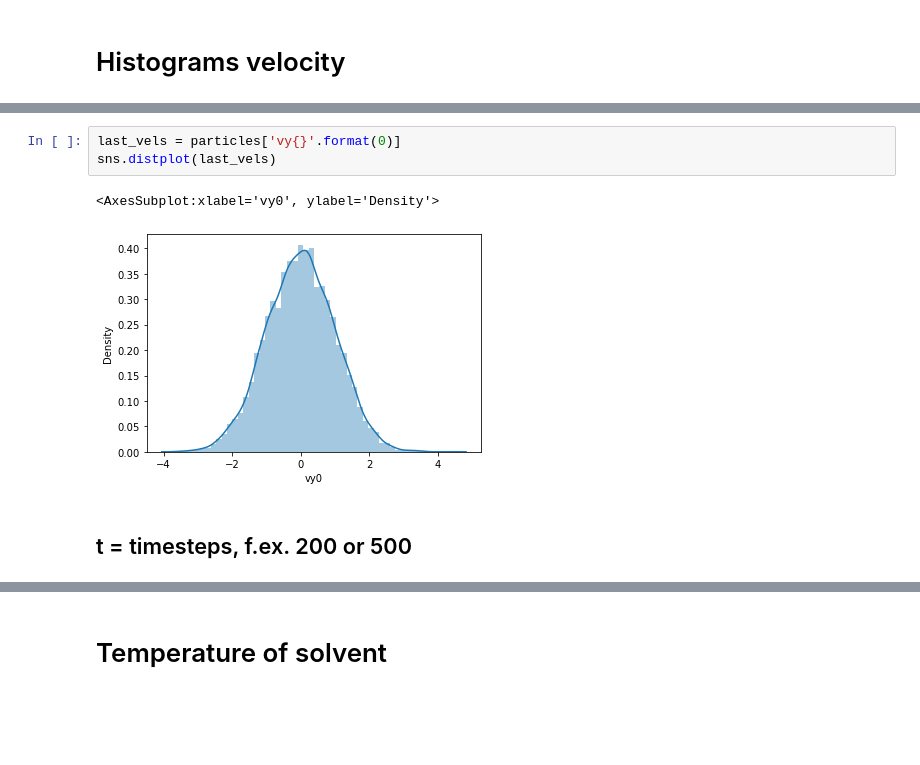
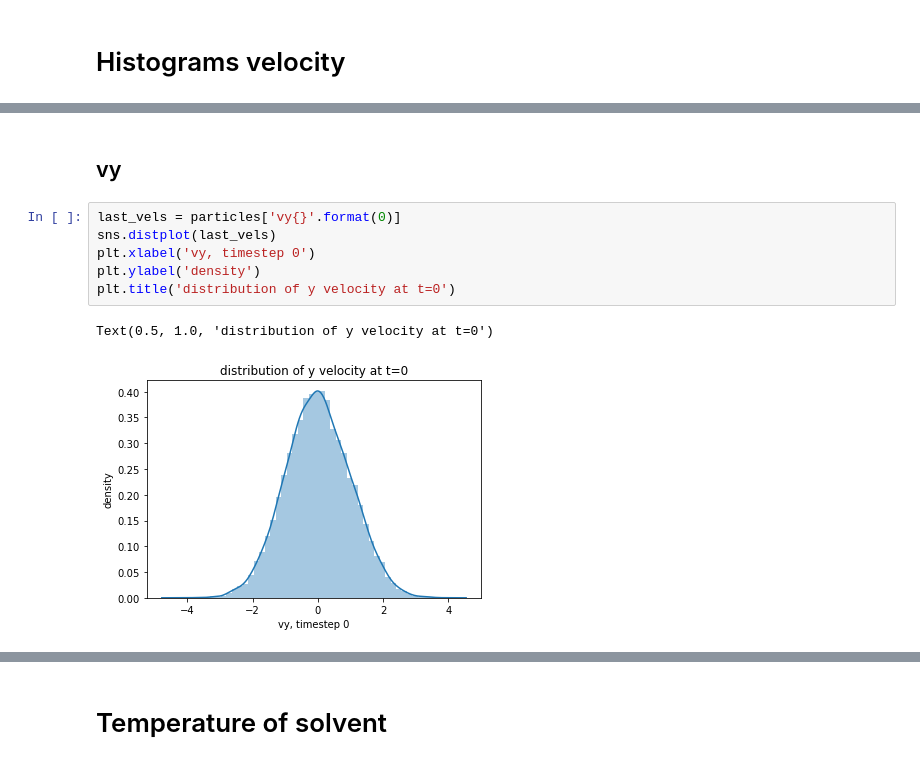
Before and after one commit to SaphCode/MPCD, a Jupyter notebook: Analysis/thesis.ipynb, the cells around one changed output, grey strips where cells are left out. Drawn from its saved outputs; the diff is of its cells as text; blank space fills up the shorter version.

```diff
--- a/Analysis/thesis.ipynb
+++ b/Analysis/thesis.ipynb
@@ -637,8 +673,11 @@ plt.hist(last_vels)
+# %% [markdown]
+## vy
 # %%
 last_vels = particles['vy{}'.format(0)]
 sns.distplot(last_vels)
+plt.xlabel('vy, timestep 0')
+plt.ylabel('density')
+plt.title('distribution of y velocity at t=0')
 # %% [output]
-<AxesSubplot:xlabel='vy0', ylabel='Density'>
+Text(0.5, 1.0, 'distribution of y velocity at t=0')
-[figure, old version]
+[figure, new version]
-# %% [markdown]
-## t = timesteps, f.ex. 200 or 500
```
Also changed, not shown: parts of 35 cells of this notebook, 38 other files.
